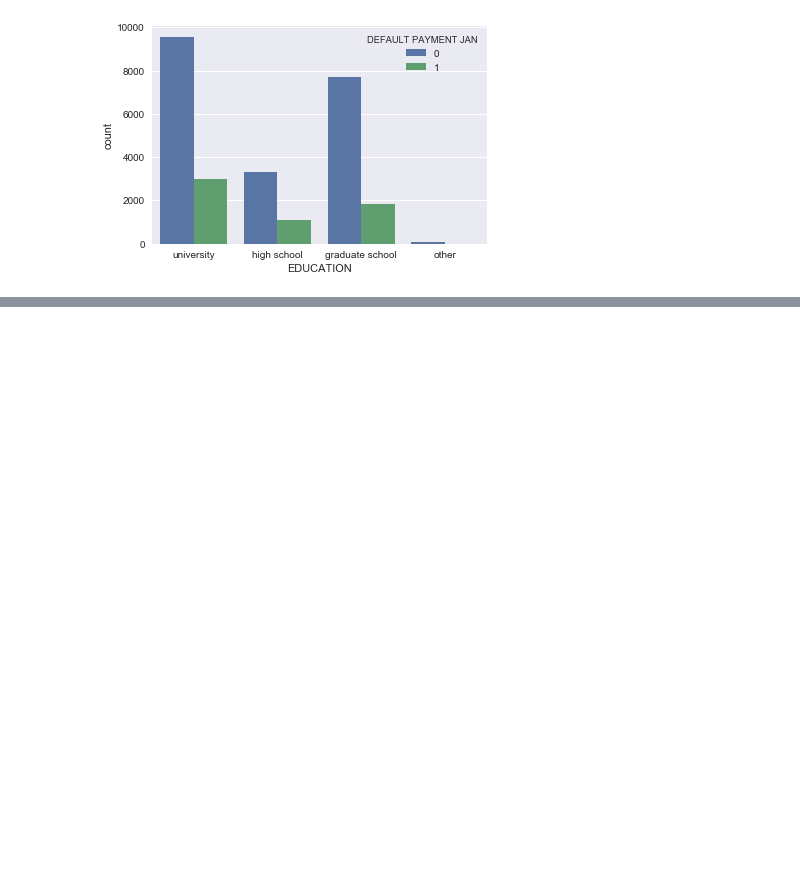
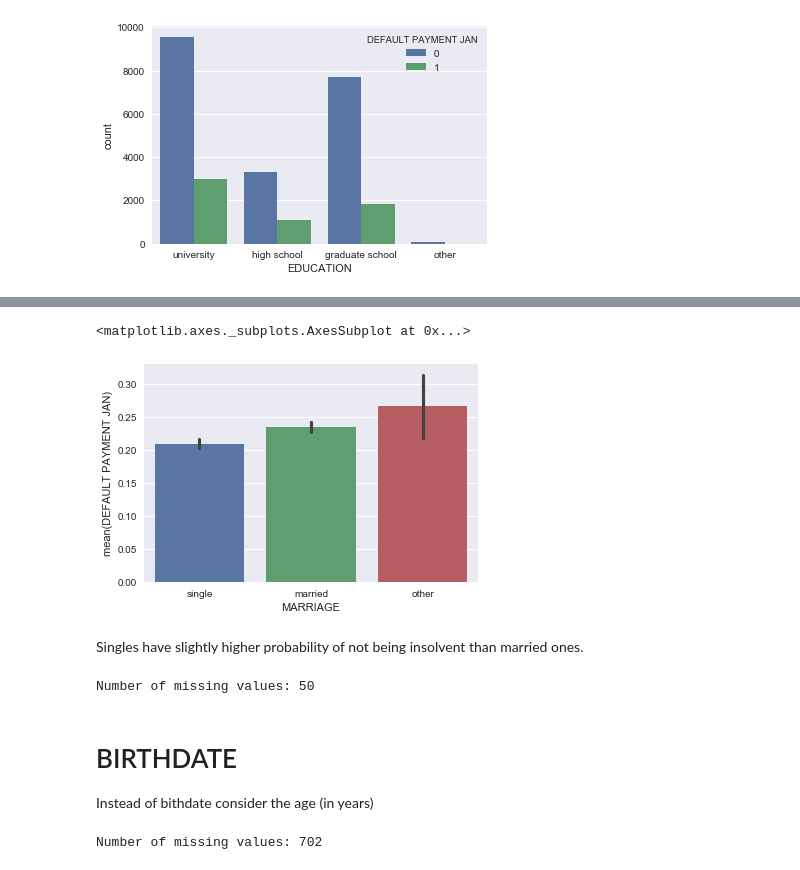
Before and after one commit to pietrodimarco91/Machine-Learning-Project-Loan-Default-Prediction, a Jupyter notebook: DataExploration.ipynb, the cells around one changed output, grey strips where cells are left out. Saved outputs shown, nothing was run; the diff lists cells and outputs as text; code cells hidden in the pictures; blank space fills up the shorter version.

```diff
--- a/DataExploration.ipynb
+++ b/DataExploration.ipynb
@@ -132,0 +168,15 @@ sns.countplot(x = 'EDUCATION', hue='DEFAULT PAYMENT JAN', data=train)
+# %%
+sns.barplot(y = 'DEFAULT PAYMENT JAN', x = 'MARRIAGE', data=train)
+# %% [output]
+<matplotlib.axes._subplots.AxesSubplot at 0x...>
+[figure, added]
+# %% [markdown]
+Singles have slightly higher probability of not being insolvent than married ones.
+# %%
+print("Number of missing values: {0}".format(train['MARRIAGE'].isnull().sum()))
+# %% [output]
+Number of missing values: 50
+# %% [markdown]
+# BIRTHDATE
+
+Instead of bithdate consider the age (in years)
@@ -132,0 +185,4 @@ sns.countplot(x = 'EDUCATION', hue='DEFAULT PAYMENT JAN', data=train)
+# %%
+print("Number of missing values: {0}".format(birthdates.isnull().sum()))
+# %% [output]
+Number of missing values: 702
```
Also changed, not shown: parts of 28 cells of this notebook.
